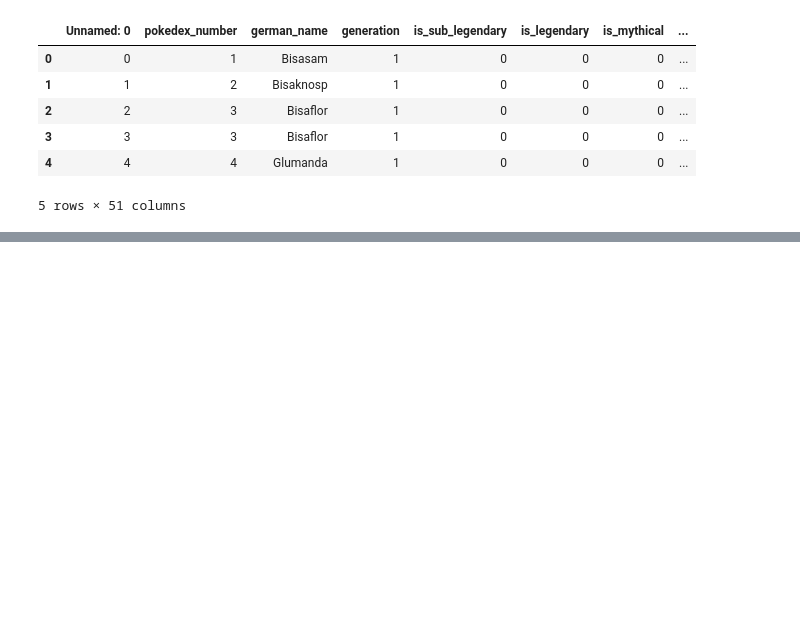
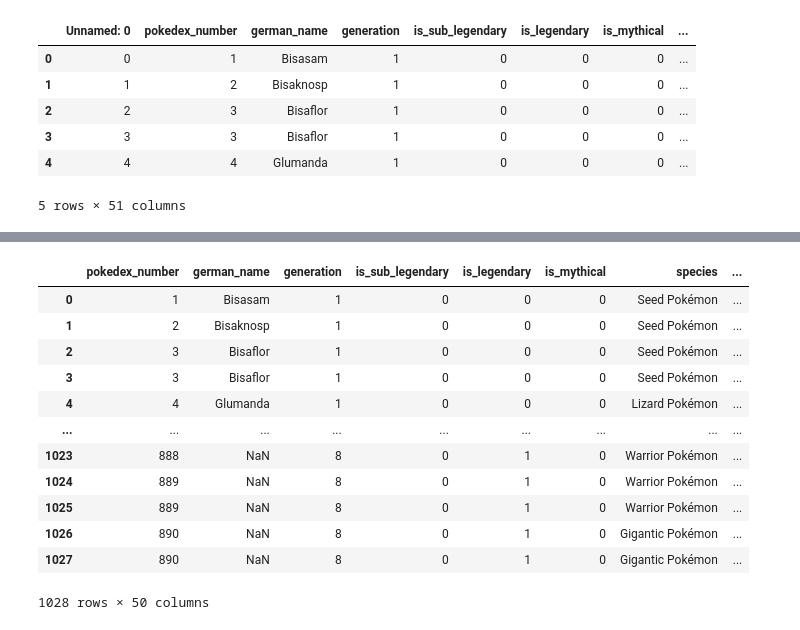
Before and after one commit to systm-spec/fuzzy-train, a Jupyter notebook: src/playground.ipynb, the cells around one changed output, grey strips where cells are left out. Drawn from its saved outputs; the diff is of its cells as text; code cells hidden in the pictures; blank space fills up the shorter version.

```diff
--- a/src/playground.ipynb
+++ b/src/playground.ipynb
@@ -63,0 +76,18 @@ pokemon_dataset.head()
+# %%
+pokemon_dataset.drop('Unnamed: 0', axis= 1, inplace= True)
+# %%
+pokemon_dataset
+# %% [output]
+|  | pokedex_number | german_name | generation | is_sub_legendary | is_legendary | is_mythical | species | ... |
+| 0 | 1 | Bisasam | 1 | 0 | 0 | 0 | Seed Pokémon | ... |
+| 1 | 2 | Bisaknosp | 1 | 0 | 0 | 0 | Seed Pokémon | ... |
+| 2 | 3 | Bisaflor | 1 | 0 | 0 | 0 | Seed Pokémon | ... |
+| 3 | 3 | Bisaflor | 1 | 0 | 0 | 0 | Seed Pokémon | ... |
+| 4 | 4 | Glumanda | 1 | 0 | 0 | 0 | Lizard Pokémon | ... |
+| ... | ... | ... | ... | ... | ... | ... | ... | ... |
+| 1023 | 888 | NaN | 8 | 0 | 1 | 0 | Warrior Pokémon | ... |
+| 1024 | 889 | NaN | 8 | 0 | 1 | 0 | Warrior Pokémon | ... |
+| 1025 | 889 | NaN | 8 | 0 | 1 | 0 | Warrior Pokémon | ... |
+| 1026 | 890 | NaN | 8 | 0 | 1 | 0 | Gigantic Pokémon | ... |
+| 1027 | 890 | NaN | 8 | 0 | 1 | 0 | Gigantic Pokémon | ... |
+1028 rows × 50 columns
```
Also changed, not shown: parts of 6 cells of this notebook.
